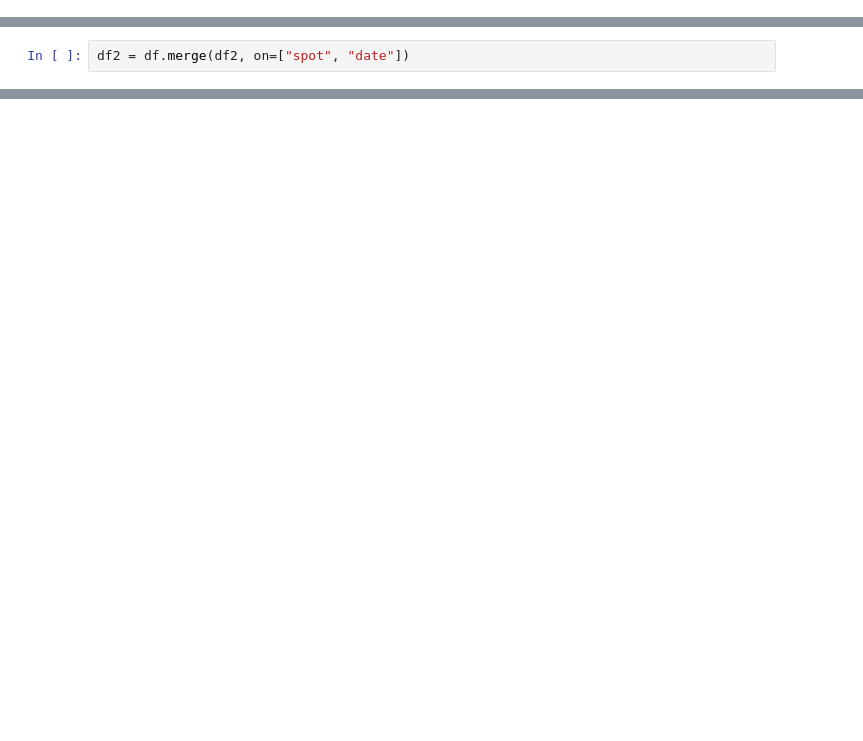
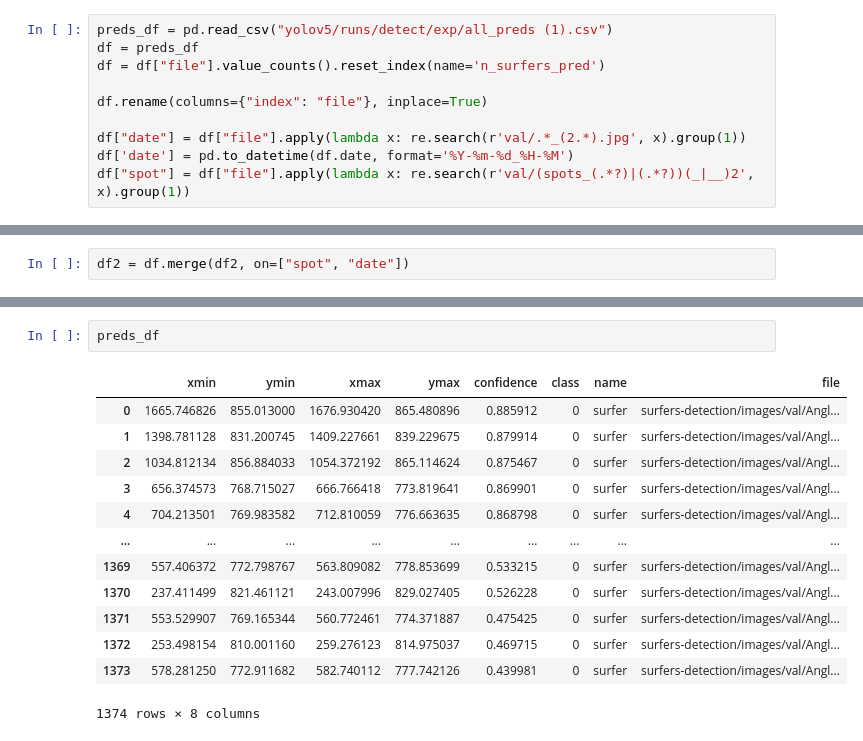
Before and after one commit to AlexandreNap/surf-crowd, a Jupyter notebook: surfers_detection/ntbk/predictions_results-yolo5.ipynb, the cells around one changed output, grey strips where cells are left out. Saved outputs shown, nothing was run; the diff lists cells and outputs as text; blank space fills up the shorter version.

```diff
--- a/surfers_detection/ntbk/predictions_results-yolo5.ipynb
+++ b/surfers_detection/ntbk/predictions_results-yolo5.ipynb
@@ -35,0 +76,10 @@ fig.show()
+# %%
+preds_df = pd.read_csv("yolov5/runs/detect/exp/all_preds (1).csv")
+df = preds_df
+df = df["file"].value_counts().reset_index(name='n_surfers_pred')
+
+df.rename(columns={"index": "file"}, inplace=True)
+
+df["date"] = df["file"].apply(lambda x: re.search(r'val/.*_(2.*).jpg', x).group(1))
+df['date'] = pd.to_datetime(df.date, format='%Y-%m-%d_%H-%M')
+df["spot"] = df["file"].apply(lambda x: re.search(r'val/(spots_(.*?)|(.*?))(_|__)2', x).group(1))
@@ -84,3 +146,19 @@ fig.update_traces(
 fig.show()
 # %% [output]
 [interactive output not drawn]
+# %%
+preds_df
+# %% [output]
+|  | xmin | ymin | xmax | ymax | confidence | class | name | file |
+| 0 | 1665.746826 | 855.013000 | 1676.930420 | 865.480896 | 0.885912 | 0 | surfer | surfers-detection/images/val/Angl... |
+| 1 | 1398.781128 | 831.200745 | 1409.227661 | 839.229675 | 0.879914 | 0 | surfer | surfers-detection/images/val/Angl... |
+| 2 | 1034.812134 | 856.884033 | 1054.372192 | 865.114624 | 0.875467 | 0 | surfer | surfers-detection/images/val/Angl... |
+| 3 | 656.374573 | 768.715027 | 666.766418 | 773.819641 | 0.869901 | 0 | surfer | surfers-detection/images/val/Angl... |
+| 4 | 704.213501 | 769.983582 | 712.810059 | 776.663635 | 0.868798 | 0 | surfer | surfers-detection/images/val/Angl... |
+| ... | ... | ... | ... | ... | ... | ... | ... | ... |
+| 1369 | 557.406372 | 772.798767 | 563.809082 | 778.853699 | 0.533215 | 0 | surfer | surfers-detection/images/val/Angl... |
+| 1370 | 237.411499 | 821.461121 | 243.007996 | 829.027405 | 0.526228 | 0 | surfer | surfers-detection/images/val/Angl... |
+| 1371 | 553.529907 | 769.165344 | 560.772461 | 774.371887 | 0.475425 | 0 | surfer | surfers-detection/images/val/Angl... |
+| 1372 | 253.498154 | 810.001160 | 259.276123 | 814.975037 | 0.469715 | 0 | surfer | surfers-detection/images/val/Angl... |
+| 1373 | 578.281250 | 772.911682 | 582.740112 | 777.742126 | 0.439981 | 0 | surfer | surfers-detection/images/val/Angl... |
+1374 rows × 8 columns
```
Also changed, not shown: parts of 13 cells of this notebook, 4 other files.
